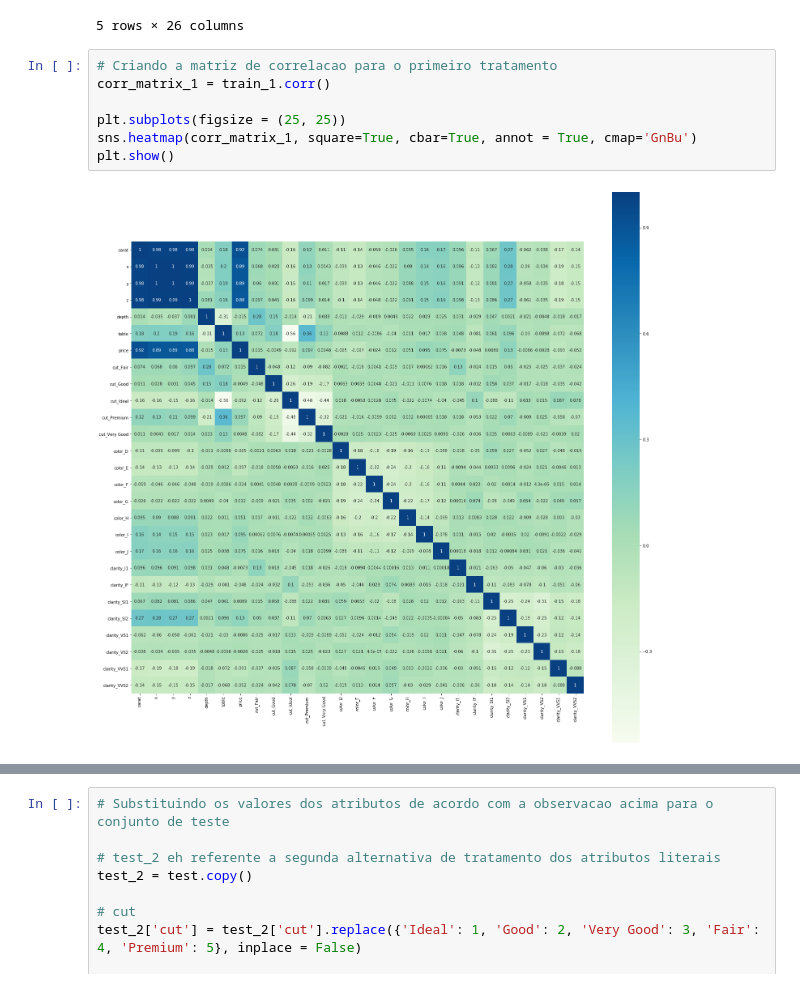
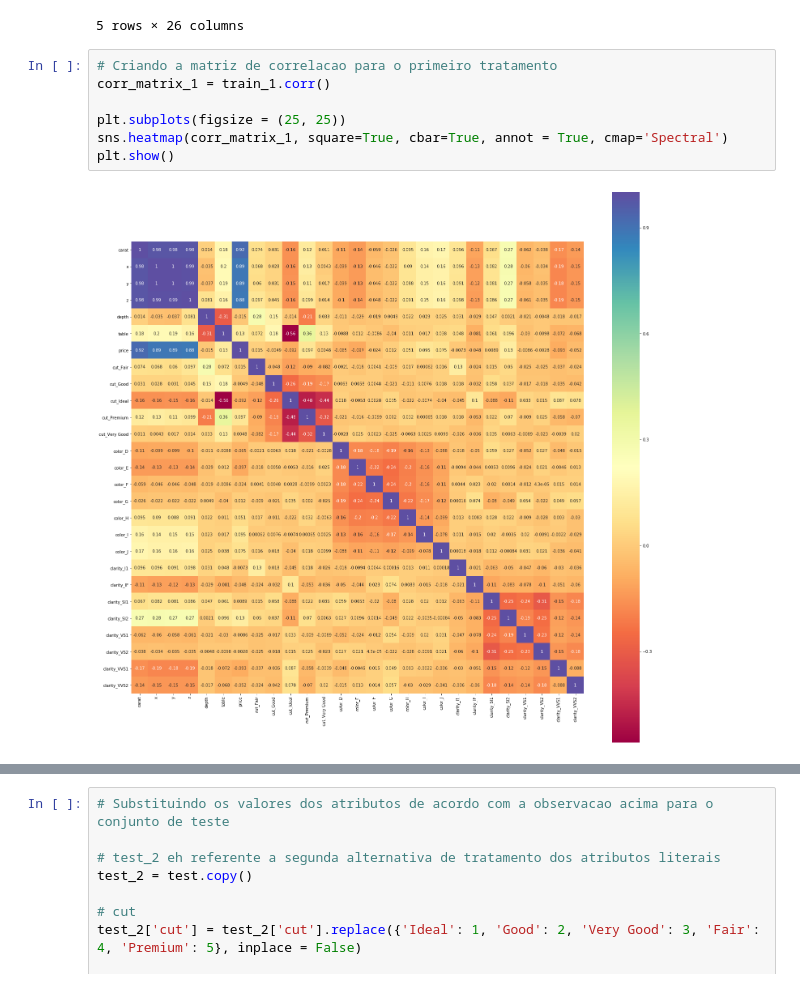
Before and after one commit to gbfelgas/regression-diamonds, a Jupyter notebook: regression-diamonds.ipynb, the cells around one changed output, grey strips where cells are left out. Cells and saved outputs as stored; diff of their text form.

```diff
--- a/regression-diamonds.ipynb
+++ b/regression-diamonds.ipynb
@@ -717,10 +717,10 @@ test_1.head()
 # %%
 # Criando a matriz de correlacao para o primeiro tratamento
 corr_matrix_1 = train_1.corr()
 
 plt.subplots(figsize = (25, 25))
-sns.heatmap(corr_matrix_1, square=True, cbar=True, annot = True, cmap='GnBu')
+sns.heatmap(corr_matrix_1, square=True, cbar=True, annot = True, cmap='Spectral')
 plt.show()
 # %% [output]
-[figure, old version]
+[figure, new version]
 # %%
```
Also changed, not shown: parts of 8 cells of this notebook, 1 other file.
